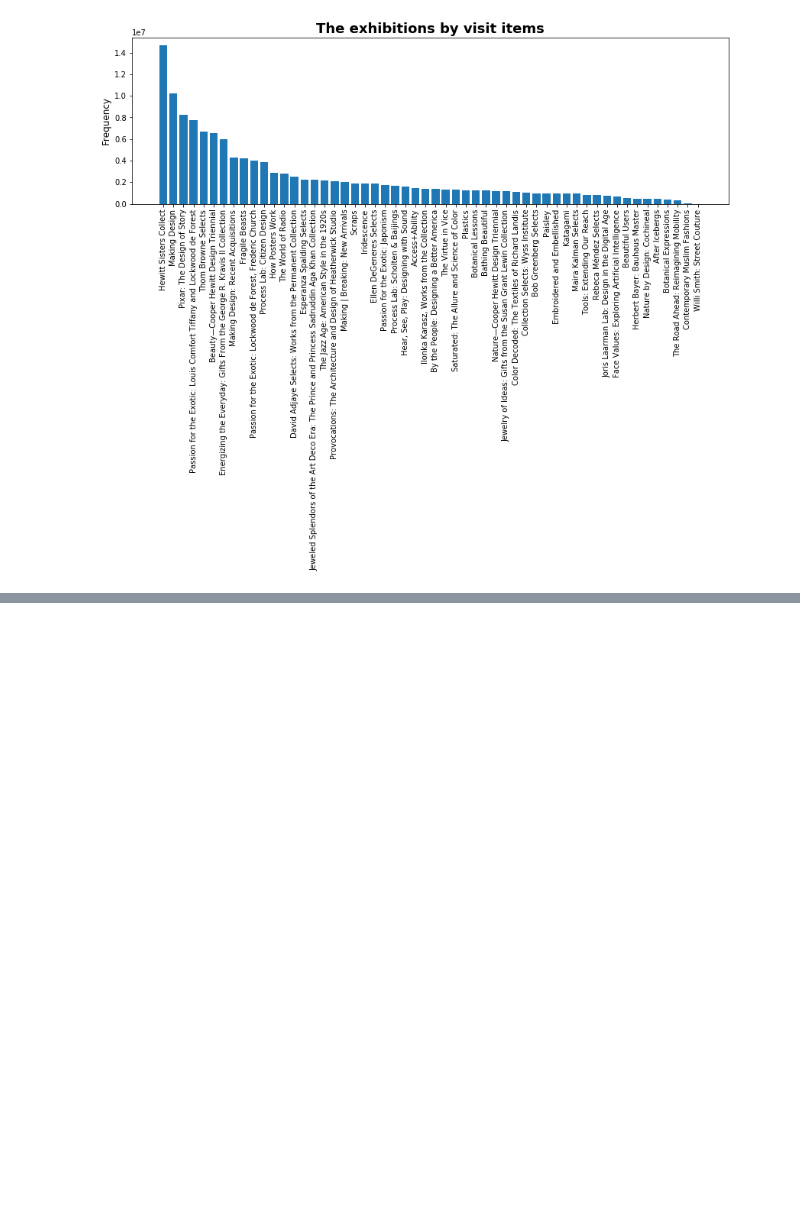
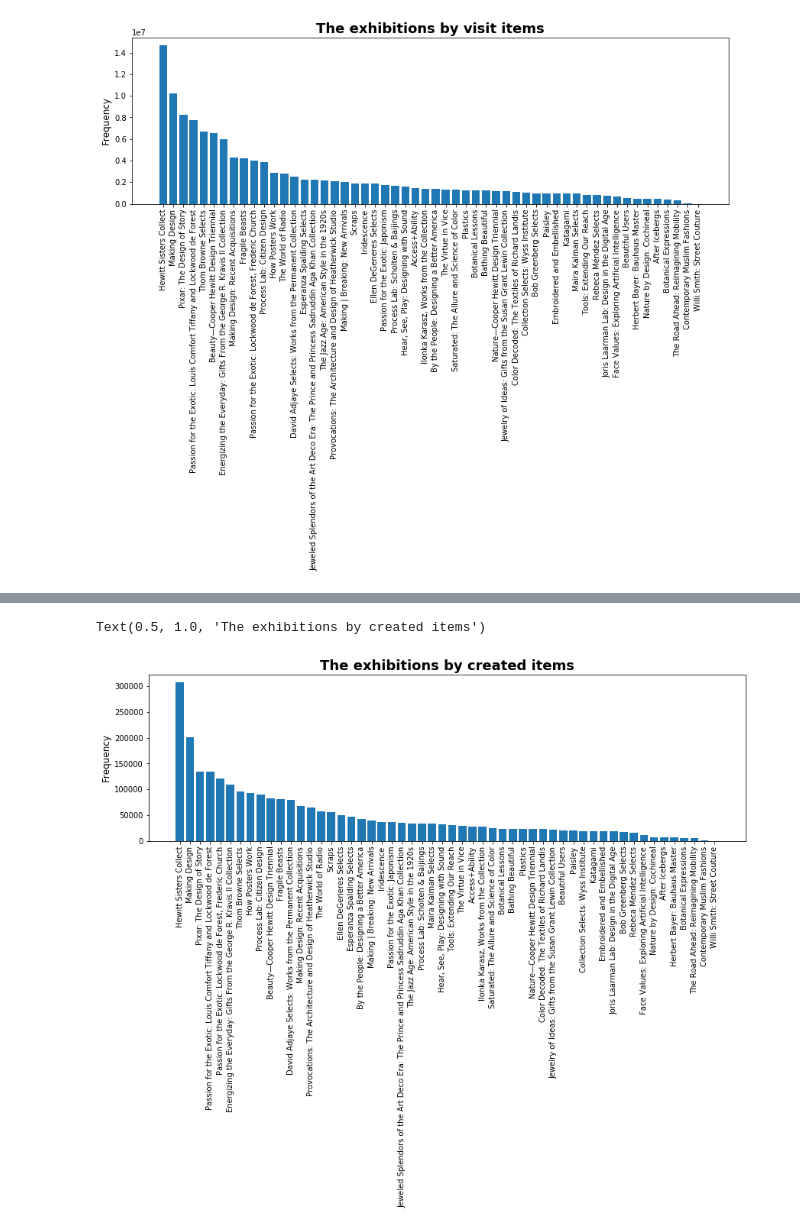
Before and after one commit to ShirinStar/Pen_Data_Dictionary, a Jupyter notebook: data/Exhibition and visit items.ipynb, the cells around one changed output, grey strips where cells are left out. Drawn from its saved outputs; the diff is of its cells as text; code cells hidden in the pictures; blank space fills up the shorter version.

Commit message:
sb and exhibitions

```diff
--- a/data/Exhibition and visit items.ipynb
+++ b/data/Exhibition and visit items.ipynb
@@ -108,0 +111,7 @@ Text(0.5, 1.0, 'The exhibitions by visit items')
+# %%
+created_exhibition = visitsItems_exhibition[visitsItems['action_id'] == 2]
+# %%
+def to_1D(series):
+ return pd.Series([x for _list in series for x in _list])
+
+to_1D(created_exhibition['exhibition info']).value_counts()
@@ -108,0 +136,12 @@ Text(0.5, 1.0, 'The exhibitions by visit items')
+# %%
+fig, ax = plt.subplots(figsize = (14,4))
+ax.bar(to_1D(created_exhibition['exhibition info']).value_counts().index,
+        to_1D(created_exhibition['exhibition info']).value_counts().values)
+plt.xticks(rotation=90)
+ax.set_ylabel("Frequency", size = 12)
+ax.set_title("Exhibition Title", size = 14)
+plt.title('The exhibitions by created items', fontdict={'fontweight': 'bold', 'fontsize':18})
+# plt.savefig('exhibition_visitItems.png', dpi=300)
+# %% [output]
+Text(0.5, 1.0, 'The exhibitions by created items')
+[figure, added]
```
Also changed, not shown: parts of 2 cells of this notebook, 10 other files.
